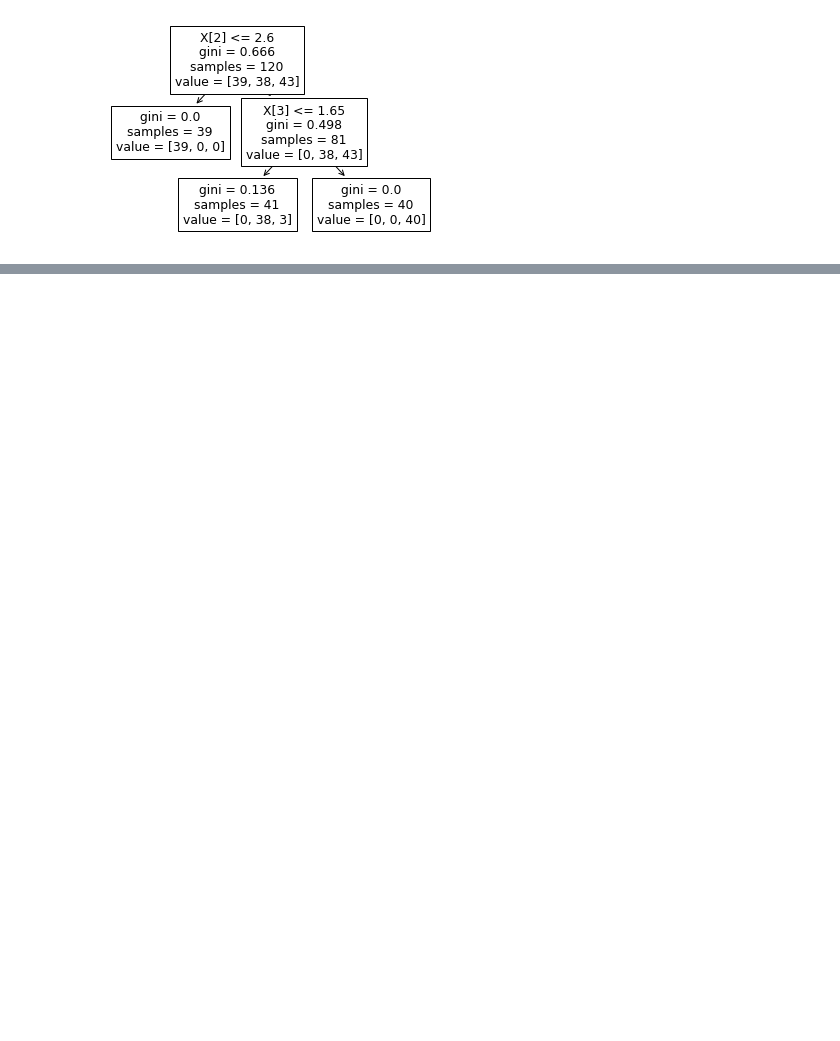
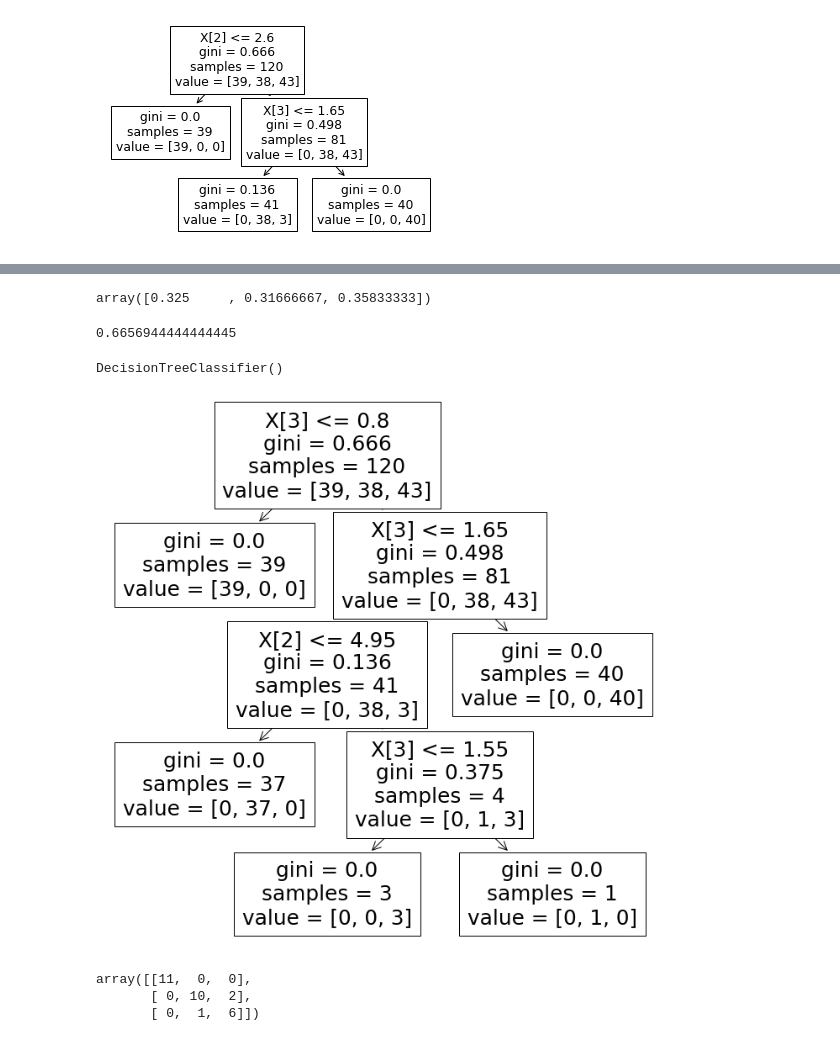
Before and after one commit to mark-andrews/pyml01, a Jupyter notebook: notebooks/decision_trees.ipynb, the cells around one changed output, grey strips where cells are left out. Saved outputs shown, nothing was run; the diff lists cells and outputs as text; code cells hidden in the pictures; blank space fills up the shorter version.

```diff
--- a/notebooks/decision_trees.ipynb
+++ b/notebooks/decision_trees.ipynb
@@ -29,0 +137,19 @@ tree.plot_tree(decision_tree);
+# %%
+p
+# %% [output]
+array([0.325     , 0.31666667, 0.35833333])
+# %%
+1 - (p**2).sum()
+# %% [output]
+0.6656944444444445
+# %%
+decision_tree = DecisionTreeClassifier()
+# %%
+decision_tree.fit(X_train, y_train)
+# %% [output]
+DecisionTreeClassifier()
+# %%
+fig = plt.figure(figsize=(12, 12))
+tree.plot_tree(decision_tree);
+# %% [output]
+[figure, added]
@@ -29,0 +158,6 @@ tree.plot_tree(decision_tree);
+# %%
+confusion_matrix(y_test, y_pred)
+# %% [output]
+array([[11,  0,  0],
+       [ 0, 10,  2],
+       [ 0,  1,  6]])
```
Also changed, not shown: parts of 24 cells of this notebook, 1 other file.
